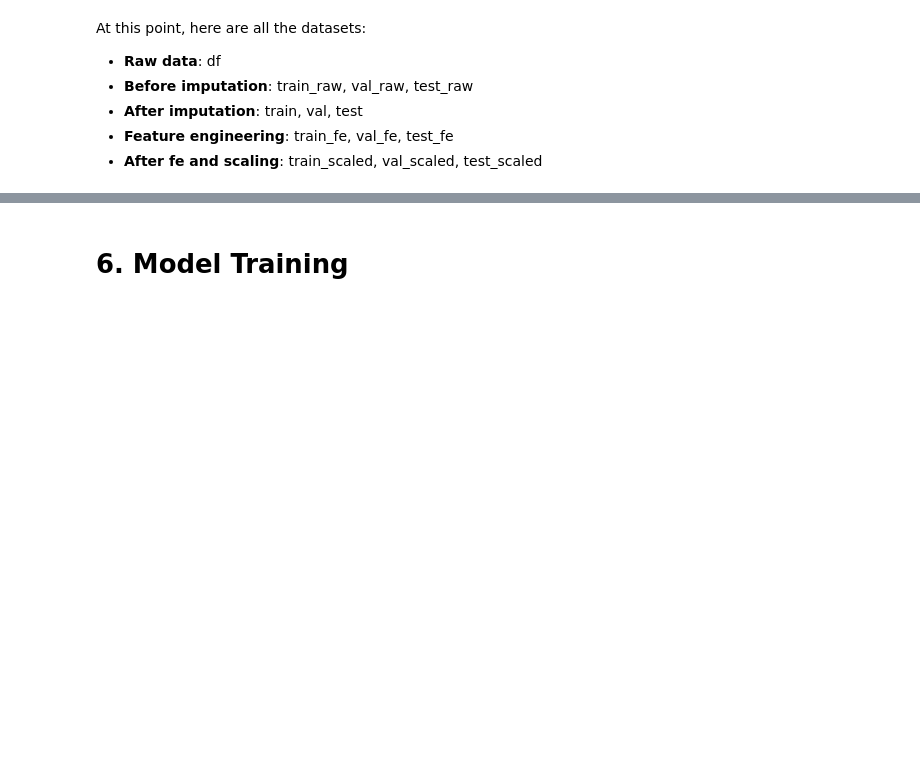
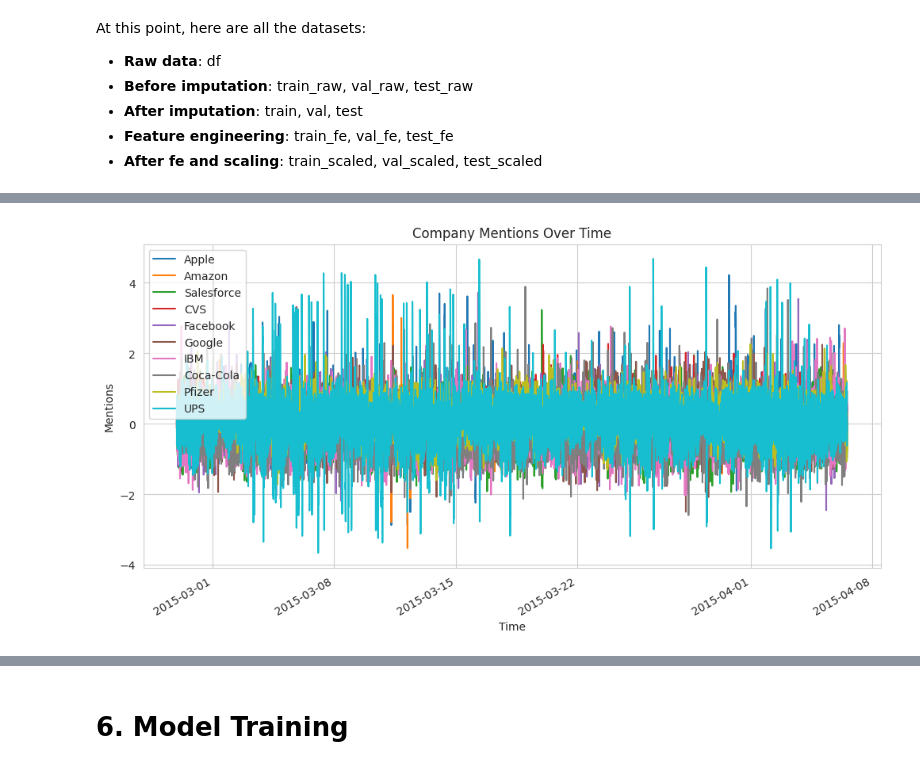
Before and after one commit to CMPE-255-G5/times-series-anomaly-detection-on-twitter-data, a Jupyter notebook: notebooks/consolidate.ipynb, the cells around one changed output, grey strips where cells are left out. Saved outputs shown, nothing was run; the diff lists cells and outputs as text; code cells hidden in the pictures; blank space fills up the shorter version.

```diff
--- a/notebooks/consolidate.ipynb
+++ b/notebooks/consolidate.ipynb
@@ -679,0 +682,20 @@ At this point, here are all the datasets:
+# %%
+def scale_data(df):
+    df = np.log1p(df)
+
+    window_size = 12
+    df_detrended = df - df.rolling(window_size).mean()
+    df_detrended = df_detrended.dropna()
+
+    scaled = StandardScaler().fit_transform(df)
+
+    scaled_df = pd.DataFrame(
+    scaled,
+    columns=df.columns,
+    index=df.index
+    )
+
+    return df_detrended
+# %%
+train_scaled_j = scale_data(train)
+train_scaled_j
@@ -679,0 +753,8 @@ At this point, here are all the datasets:
+# %%
+train_scaled_j.plot(figsize=(12,6))
+plt.title("Company Mentions Over Time")
+plt.xlabel("Time")
+plt.ylabel("Mentions")
+plt.show()
+# %% [output]
+[figure, added]
```
Also changed, not shown: parts of 9 cells of this notebook.
